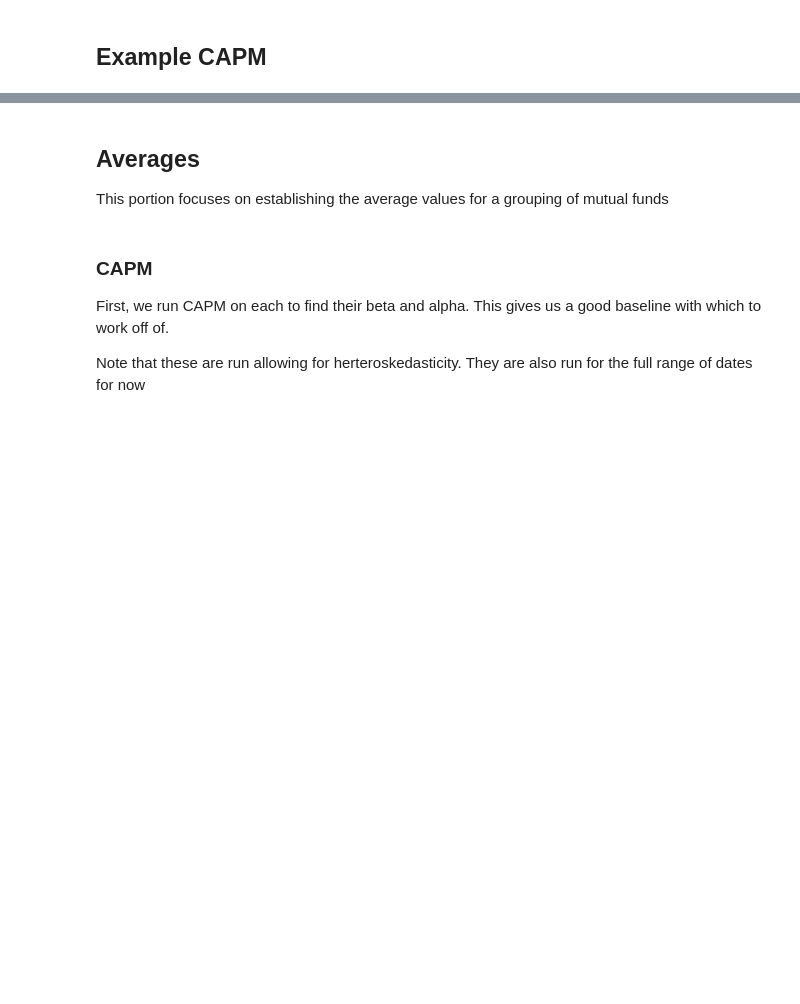
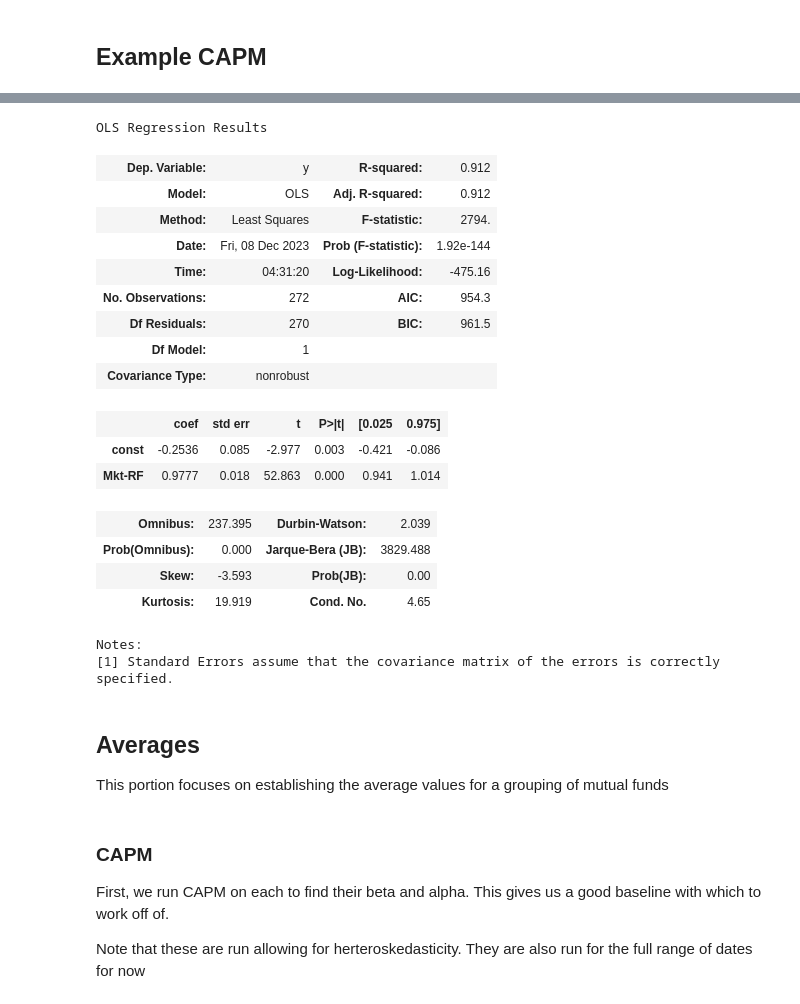
Before and after one commit to earlight/15-4331-final-project, a Jupyter notebook: us_data_analysis.ipynb, the cells around one changed output, grey strips where cells are left out. Saved outputs shown, nothing was run; the diff lists cells and outputs as text; code cells hidden in the pictures; blank space fills up the shorter version.

```diff
--- a/us_data_analysis.ipynb
+++ b/us_data_analysis.ipynb
@@ -117,3 +154,28 @@ plt.plot(x, results['const'] + results['Mkt-RF']*x, c='orange')
+# %%
+x = sm.add_constant(temp_ff['Mkt-RF'])
+y = ex_data['nav_return']*100-temp_ff['RF']
+model = sm.OLS(y, x).fit()
+model.summary()
+# %% [output]
+OLS Regression Results
+| Dep. Variable: | y | R-squared: | 0.912 |
+| Model: | OLS | Adj. R-squared: | 0.912 |
+| Method: | Least Squares | F-statistic: | 2794. |
+| Date: | Fri, 08 Dec 2023 | Prob (F-statistic): | 1.92e-144 |
+| Time: | 04:31:20 | Log-Likelihood: | -475.16 |
+| No. Observations: | 272 | AIC: | 954.3 |
+| Df Residuals: | 270 | BIC: | 961.5 |
+| Df Model: | 1 |  |  |
+| Covariance Type: | nonrobust |  |  |
+|  | coef | std err | t | P>|t| | [0.025 | 0.975] |
+| const | -0.2536 | 0.085 | -2.977 | 0.003 | -0.421 | -0.086 |
+| Mkt-RF | 0.9777 | 0.018 | 52.863 | 0.000 | 0.941 | 1.014 |
+| Omnibus: | 237.395 | Durbin-Watson: | 2.039 |
+| Prob(Omnibus): | 0.000 | Jarque-Bera (JB): | 3829.488 |
+| Skew: | -3.593 | Prob(JB): | 0.00 |
+| Kurtosis: | 19.919 | Cond. No. | 4.65 |
+Notes:
+[1] Standard Errors assume that the covariance matrix of the errors is correctly specified.
 # %% [markdown]
 ## Averages
 This portion focuses on establishing the average values for a grouping of mutual funds
```
Also changed, not shown: parts of 22 cells of this notebook.
